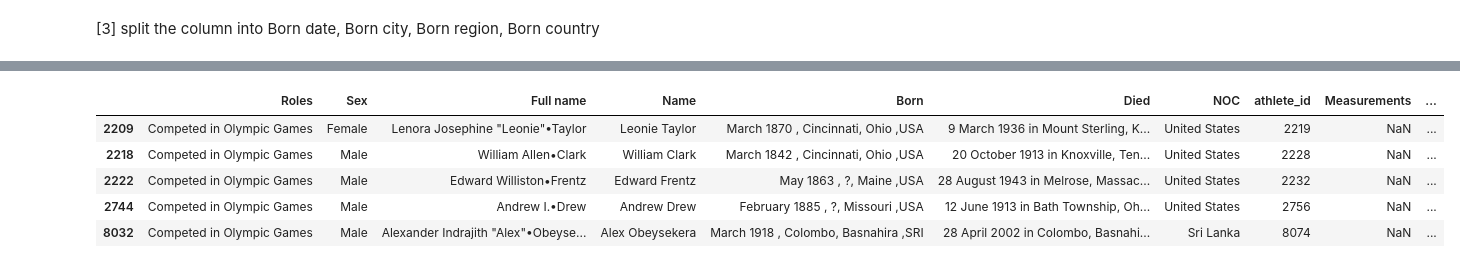
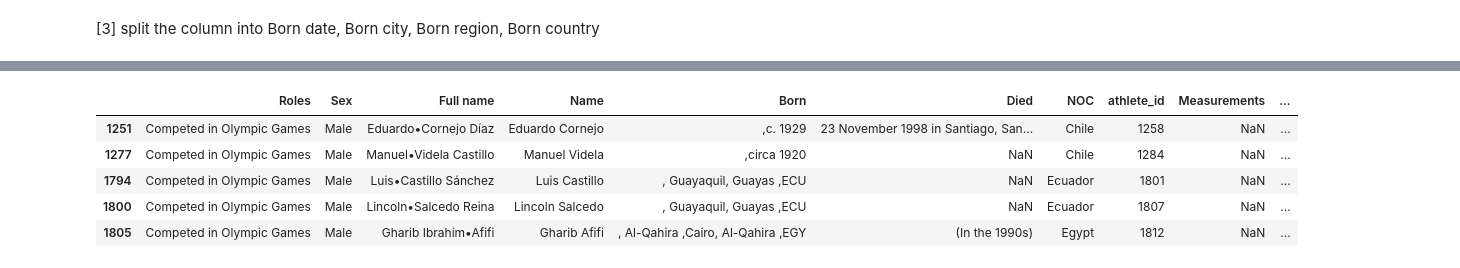
Before and after one commit to sherif-gamal111/Cleaning-Olympic-Athletes-Dataset, a Jupyter notebook: olympic.ipynb, the cells around one changed output, grey strips where cells are left out. Cells and saved outputs as stored; diff of their text form; code cells hidden in the pictures.

Commit message:
Born date column is fully cleaned (Born date column)

```diff
--- a/olympic.ipynb
+++ b/olympic.ipynb
@@ -154,15 +154,15 @@ df.head()
 import numpy as np
 df["Born date"] = df["Born date"].replace("", np.nan)
 # %%
-new_born_date_pattern = r"(\d+ \w+ \d+)"
+new_born_date_pattern = r"(\D+ \W+ \D+)"
 df[~df["Born date"].str.match(new_born_date_pattern, na=True) & ~df["Born date"].str.match(r"(\d)", na=True)].head()
 # %% [output]
 |  | Roles | Sex | Full name | Name | Born | Died | NOC | athlete_id | Measurements | ... |
-| 2209 | Competed in Olympic Games | Female | Lenora Josephine "Leonie"•Taylor | Leonie Taylor | March 1870 , Cincinnati, Ohio ,USA | 9 March 1936 in Mount Sterling, K... | United States | 2219 | NaN | ... |
-| 2218 | Competed in Olympic Games | Male | William Allen•Clark | William Clark | March 1842 , Cincinnati, Ohio ,USA | 20 October 1913 in Knoxville, Ten... | United States | 2228 | NaN | ... |
-| 2222 | Competed in Olympic Games | Male | Edward Williston•Frentz | Edward Frentz | May 1863 , ?, Maine ,USA | 28 August 1943 in Melrose, Massac... | United States | 2232 | NaN | ... |
-| 2744 | Competed in Olympic Games | Male | Andrew I.•Drew | Andrew Drew | February 1885 , ?, Missouri ,USA | 12 June 1913 in Bath Township, Oh... | United States | 2756 | NaN | ... |
-| 8032 | Competed in Olympic Games | Male | Alexander Indrajith "Alex"•Obeyse... | Alex Obeysekera | March 1918 , Colombo, Basnahira ,SRI | 28 April 2002 in Colombo, Basnahi... | Sri Lanka | 8074 | NaN | ... |
+| 1251 | Competed in Olympic Games | Male | Eduardo•Cornejo Díaz | Eduardo Cornejo | ,c. 1929 | 23 November 1998 in Santiago, San... | Chile | 1258 | NaN | ... |
+| 1277 | Competed in Olympic Games | Male | Manuel•Videla Castillo | Manuel Videla | ,circa 1920 | NaN | Chile | 1284 | NaN | ... |
+| 1794 | Competed in Olympic Games | Male | Luis•Castillo Sánchez | Luis Castillo | , Guayaquil, Guayas ,ECU | NaN | Ecuador | 1801 | NaN | ... |
+| 1800 | Competed in Olympic Games | Male | Lincoln•Salcedo Reina | Lincoln Salcedo | , Guayaquil, Guayas ,ECU | NaN | Ecuador | 1807 | NaN | ... |
+| 1805 | Competed in Olympic Games | Male | Gharib Ibrahim•Afifi | Gharib Afifi | , Al-Qahira ,Cairo, Al-Qahira ,EGY | (In the 1990s) | Egypt | 1812 | NaN | ... |
 # %%
 df["Born date"] = pd.to_datetime(df["Born date"], errors="coerce")
 df.head()
```
Also changed, not shown: parts of 6 cells of this notebook.
